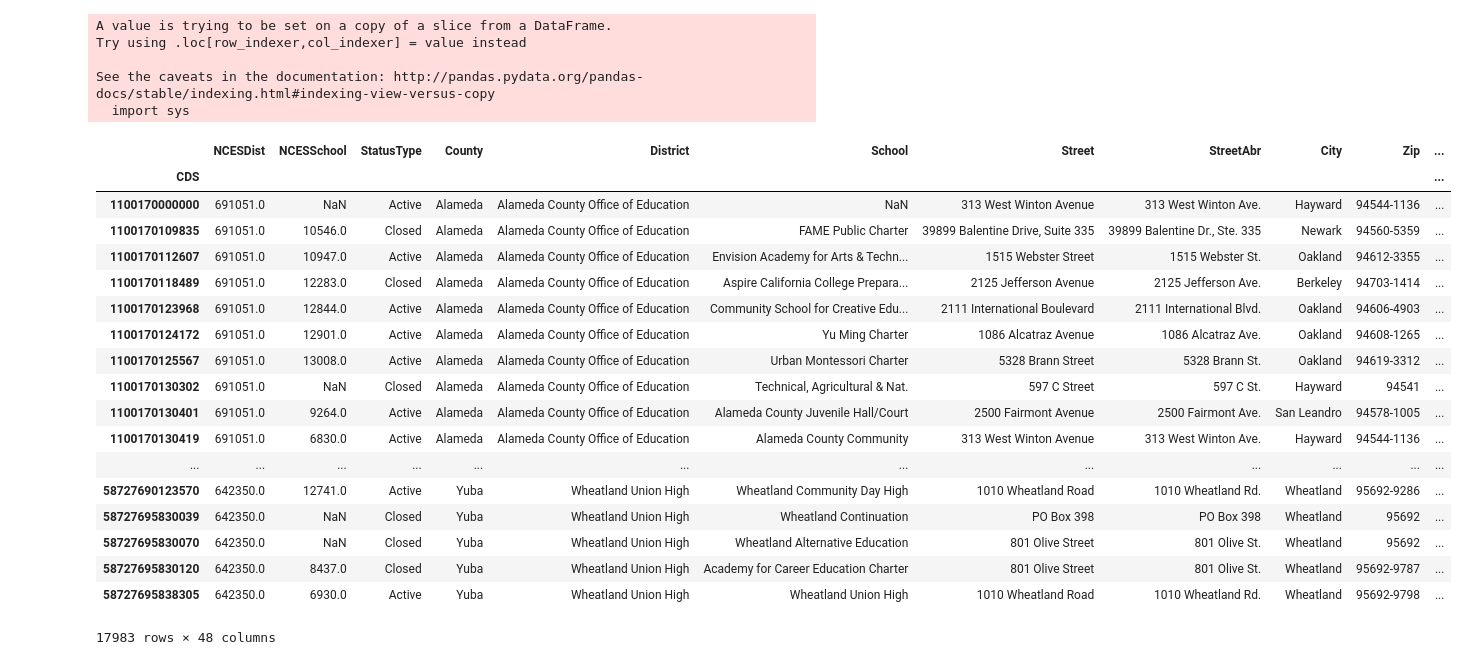
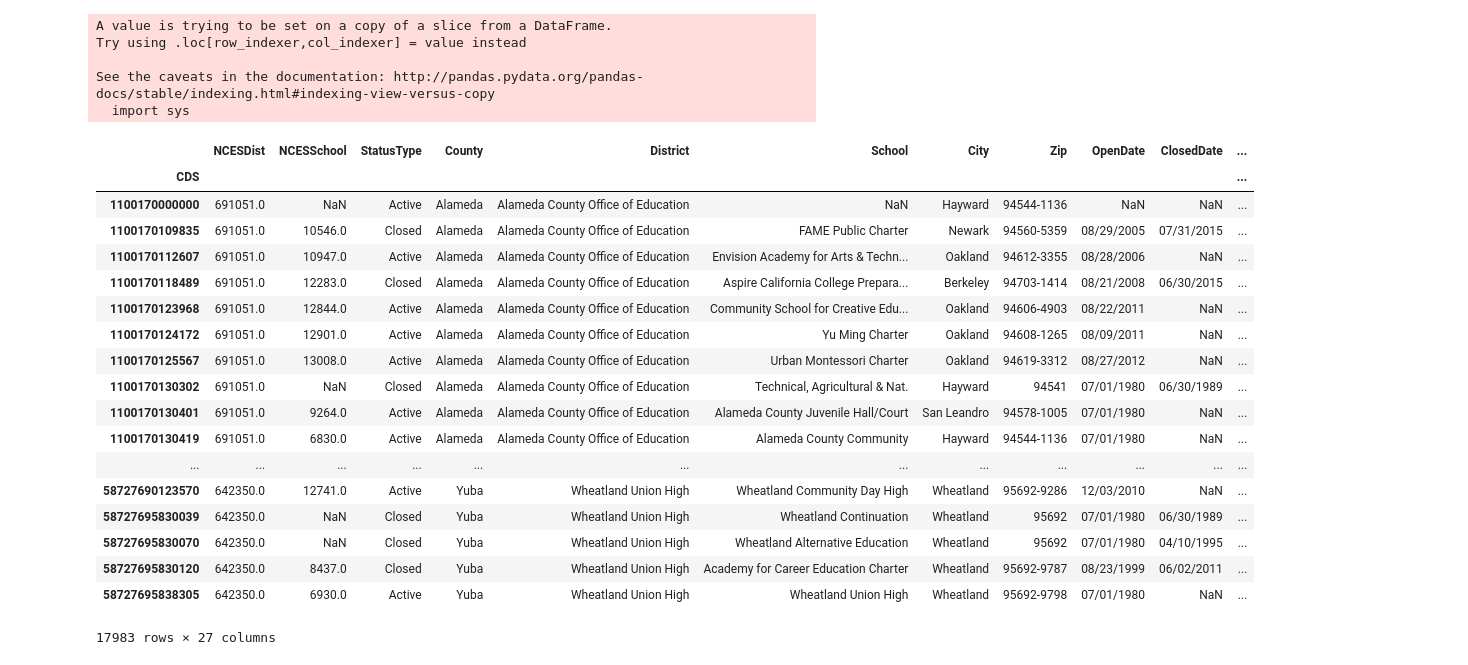
Before and after one commit to jordanplanders/Thinkful, a Jupyter notebook: Bootcamp/Unit 2/CA_edu_features.ipynb, the cells around one changed output. Drawn from its saved outputs; the diff is of its cells as text; code cells hidden in the pictures.

```diff
--- a/Bootcamp/Unit 2/CA_edu_features.ipynb
+++ b/Bootcamp/Unit 2/CA_edu_features.ipynb
@@ -79,31 +82,38 @@ def split_GS(grades_vect):
         max_grdes.append(max_grade)
 
     return min_grdes, max_grdes
+# %%
+meta_cols = ['CDS', 'NCESDist', 'NCESSchool', 'StatusType', 'County', 'District',
+       'School', 'City', 'Zip', 'OpenDate', 'ClosedDate', 'Charter', 'CharterNum',
+       'FundingType', 'DOC', 'DOCType', 'SOC', 'SOCType', 'EdOpsCode',
+       'EdOpsName', 'EILCode', 'EILName', 'GSoffered', 'GSserved', 'Virtual',
+       'Magnet', 'Latitude', 'Longitude']
 # %%
 school_meta = pd.read_table(path + 'pubschls.txt', sep = '\t')
 school_meta = school_meta.rename(columns={'CDSCode':'CDS'})# = school_meta
+school_meta = school_meta[meta_cols]
 school_meta.reset_index()
 school_meta.set_index('CDS')
 # %% [output]
-|  | NCESDist | NCESSchool | StatusType | County | District | School | Street | StreetAbr | City | Zip | ... |
+|  | NCESDist | NCESSchool | StatusType | County | District | School | City | Zip | OpenDate | ClosedDate | ... |
 | CDS |  |  |  |  |  |  |  |  |  |  | ... |
-| 1100170000000 | 691051.0 | NaN | Active | Alameda | Alameda County Office of Education | NaN | 313 West Winton Avenue | 313 West Winton Ave. | Hayward | 94544-1136 | ... |
-| 1100170109835 | 691051.0 | 10546.0 | Closed | Alameda | Alameda County Office of Education | FAME Public Charter | 39899 Balentine Drive, Suite 335 | 39899 Balentine Dr., Ste. 335 | Newark | 94560-5359 | ... |
-| 1100170112607 | 691051.0 | 10947.0 | Active | Alameda | Alameda County Office of Education | Envision Academy for Arts & Techn... | 1515 Webster Street | 1515 Webster St. | Oakland | 94612-3355 | ... |
-| 1100170118489 | 691051.0 | 12283.0 | Closed | Alameda | Alameda County Office of Education | Aspire California College Prepara... | 2125 Jefferson Avenue | 2125 Jefferson Ave. | Berkeley | 94703-1414 | ... |
-| 1100170123968 | 691051.0 | 12844.0 | Active | Alameda | Alameda County Office of Education | Community School for Creative Edu... | 2111 International Boulevard | 2111 International Blvd. | Oakland | 94606-4903 | ... |
-| 1100170124172 | 691051.0 | 12901.0 | Active | Alameda | Alameda County Office of Education | Yu Ming Charter | 1086 Alcatraz Avenue | 1086 Alcatraz Ave. | Oakland | 94608-1265 | ... |
-| 1100170125567 | 691051.0 | 13008.0 | Active | Alameda | Alameda County Office of Education | Urban Montessori Charter | 5328 Brann Street | 5328 Brann St. | Oakland | 94619-3312 | ... |
-| 1100170130302 | 691051.0 | NaN | Closed | Alameda | Alameda County Office of Education | Technical, Agricultural & Nat. | 597 C Street | 597 C St. | Hayward | 94541 | ... |
-| 1100170130401 | 691051.0 | 9264.0 | Active | Alameda | Alameda County Office of Education | Alameda County Juvenile Hall/Court | 2500 Fairmont Avenue | 2500 Fairmont Ave. | San Leandro | 94578-1005 | ... |
-| 1100170130419 | 691051.0 | 6830.0 | Active | Alameda | Alameda County Office of Education | Alameda County Community | 313 West Winton Avenue | 313 West Winton Ave. | Hayward | 94544-1136 | ... |
+| 1100170000000 | 691051.0 | NaN | Active | Alameda | Alameda County Office of Education | NaN | Hayward | 94544-1136 | NaN | NaN | ... |
+| 1100170109835 | 691051.0 | 10546.0 | Closed | Alameda | Alameda County Office of Education | FAME Public Charter | Newark | 94560-5359 | 08/29/2005 | 07/31/2015 | ... |
+| 1100170112607 | 691051.0 | 10947.0 | Active | Alameda | Alameda County Office of Education | Envision Academy for Arts & Techn... | Oakland | 94612-3355 | 08/28/2006 | NaN | ... |
+| 1100170118489 | 691051.0 | 12283.0 | Closed | Alameda | Alameda County Office of Education | Aspire California College Prepara... | Berkeley | 94703-1414 | 08/21/2008 | 06/30/2015 | ... |
+| 1100170123968 | 691051.0 | 12844.0 | Active | Alameda | Alameda County Office of Education | Community School for Creative Edu... | Oakland | 94606-4903 | 08/22/2011 | NaN | ... |
+| 1100170124172 | 691051.0 | 12901.0 | Active | Alameda | Alameda County Office of Education | Yu Ming Charter | Oakland | 94608-1265 | 08/09/2011 | NaN | ... |
+| 1100170125567 | 691051.0 | 13008.0 | Active | Alameda | Alameda County Office of Education | Urban Montessori Charter | Oakland | 94619-3312 | 08/27/2012 | NaN | ... |
+| 1100170130302 | 691051.0 | NaN | Closed | Alameda | Alameda County Office of Education | Technical, Agricultural & Nat. | Hayward | 94541 | 07/01/1980 | 06/30/1989 | ... |
+| 1100170130401 | 691051.0 | 9264.0 | Active | Alameda | Alameda County Office of Education | Alameda County Juvenile Hall/Court | San Leandro | 94578-1005 | 07/01/1980 | NaN | ... |
+| 1100170130419 | 691051.0 | 6830.0 | Active | Alameda | Alameda County Office of Education | Alameda County Community | Hayward | 94544-1136 | 07/01/1980 | NaN | ... |
 | ... | ... | ... | ... | ... | ... | ... | ... | ... | ... | ... | ... |
-| 58727690123570 | 642350.0 | 12741.0 | Active | Yuba | Wheatland Union High | Wheatland Community Day High | 1010 Wheatland Road | 1010 Wheatland Rd. | Wheatland | 95692-9286 | ... |
-| 58727695830039 | 642350.0 | NaN | Closed | Yuba | Wheatland Union High | Wheatland Continuation | PO Box 398 | PO Box 398 | Wheatland | 95692 | ... |
-| 58727695830070 | 642350.0 | NaN | Closed | Yuba | Wheatland Union High | Wheatland Alternative Education | 801 Olive Street | 801 Olive St. | Wheatland | 95692 | ... |
-| 58727695830120 | 642350.0 | 8437.0 | Closed | Yuba | Wheatland Union High | Academy for Career Education Charter | 801 Olive Street | 801 Olive St. | Wheatland | 95692-9787 | ... |
-| 58727695838305 | 642350.0 | 6930.0 | Active | Yuba | Wheatland Union High | Wheatland Union High | 1010 Wheatland Road | 1010 Wheatland Rd. | Wheatland | 95692-9798 | ... |
+| 58727690123570 | 642350.0 | 12741.0 | Active | Yuba | Wheatland Union High | Wheatland Community Day High | Wheatland | 95692-9286 | 12/03/2010 | NaN | ... |
+| 58727695830039 | 642350.0 | NaN | Closed | Yuba | Wheatland Union High | Wheatland Continuation | Wheatland | 95692 | 07/01/1980 | 06/30/1989 | ... |
+| 58727695830070 | 642350.0 | NaN | Closed | Yuba | Wheatland Union High | Wheatland Alternative Education | Wheatland | 95692 | 07/01/1980 | 04/10/1995 | ... |
+| 58727695830120 | 642350.0 | 8437.0 | Closed | Yuba | Wheatland Union High | Academy for Career Education Charter | Wheatland | 95692-9787 | 08/23/1999 | 06/02/2011 | ... |
+| 58727695838305 | 642350.0 | 6930.0 | Active | Yuba | Wheatland Union High | Wheatland Union High | Wheatland | 95692-9798 | 07/01/1980 | NaN | ... |
-17983 rows × 48 columns
+17983 rows × 27 columns
 # %%
 min_grades, max_grades = split_GS(school_meta.GSoffered)
 school_meta['GSoffered_min'] = min_grades
```
Also changed, not shown: parts of 13 cells of this notebook.
